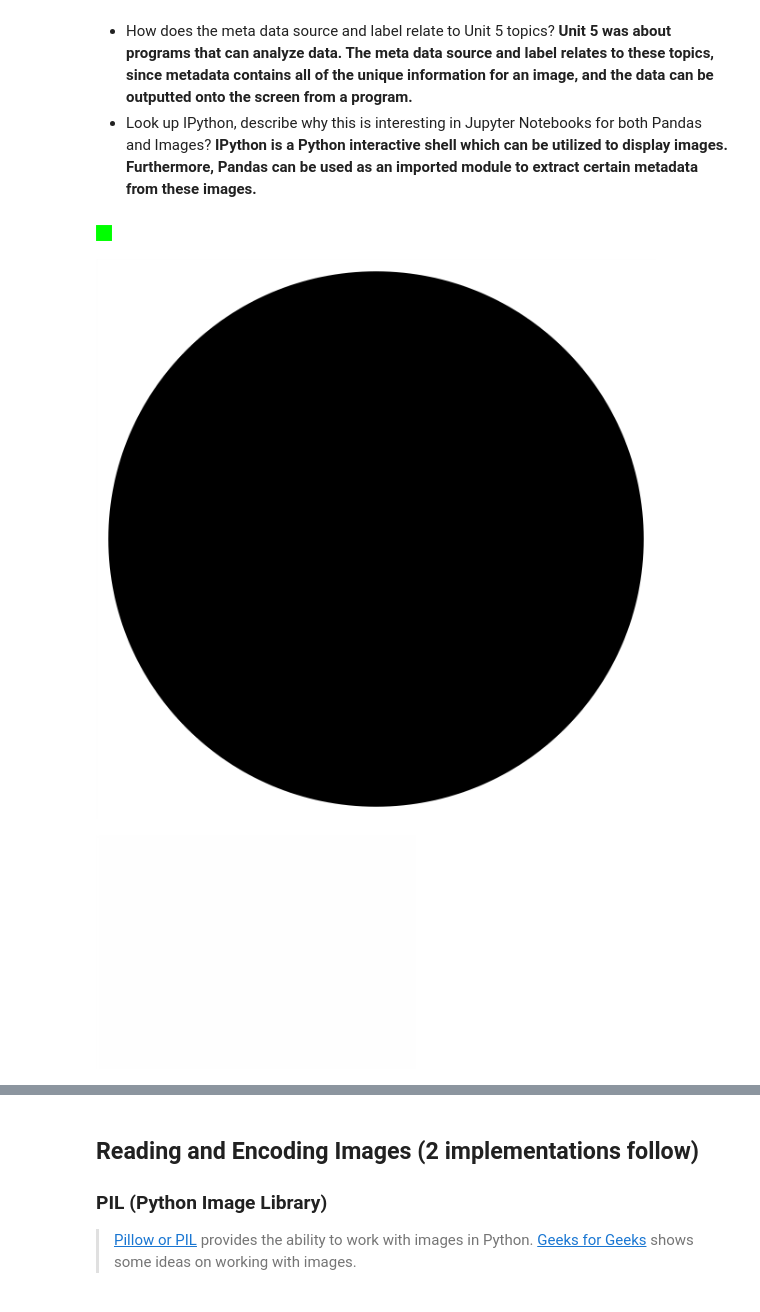
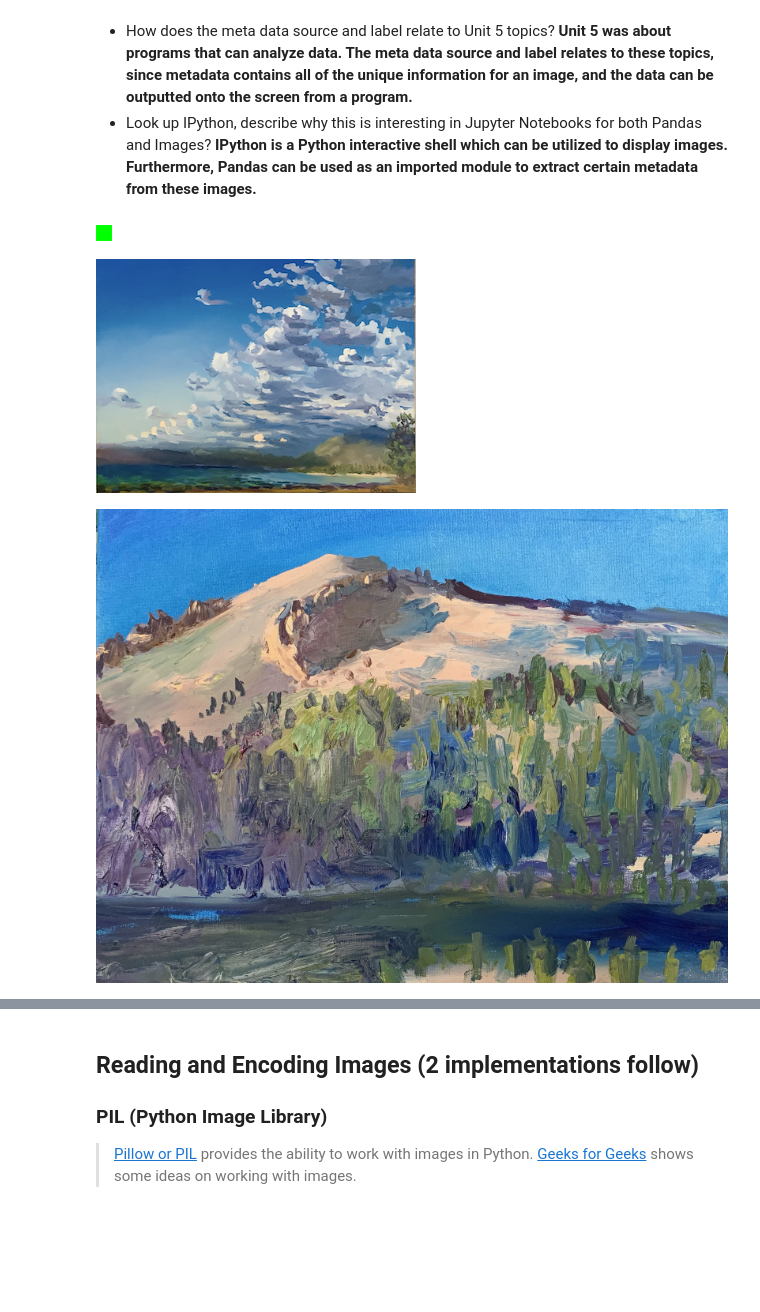
Before and after one commit to NicolasMosqueda/APCSP, a Jupyter notebook: _notebooks/2023-03-07-Unit-2.2.ipynb, the cells around one changed output, grey strips where cells are left out. Saved outputs shown, nothing was run; the diff lists cells and outputs as text; code cells hidden in the pictures; blank space fills up the shorter version.

```diff
--- a/_notebooks/2023-03-07-Unit-2.2.ipynb
+++ b/_notebooks/2023-03-07-Unit-2.2.ipynb
@@ -44,40 +44,36 @@ Provide what you observed, struggled with, or leaned while playing with this cod
 - How does the meta data source and label relate to Unit 5 topics? **Unit 5 was about programs that can analyze data. The meta data source and label relates to these topics, since metadata contains all of the unique information for an image, and the data can be outputted onto the screen from a program.**
 - Look up IPython, describe why this is interesting in Jupyter Notebooks for both Pandas and Images? **IPython is a Python interactive shell which can be utilized to display images. Furthermore, Pandas can be used as an imported module to extract certain metadata from these images.**
 # %%
-
 from IPython.display import Image, display
 from pathlib import Path  # https://medium.com/@ageitgey/python-3-quick-tip-the-easy-way-to-deal-with-file-paths-on-windows-mac-and-linux-11a072b58d5f
 
 # prepares a series of images
 def image_data(path=Path("images/"), images=None):  # path of static images is defaulted
     if images is None:  # default image
         images = [
             {'source': "Peter Carolin", 'label': "Clouds Impression", 'file': "clouds-impression.png"},
             {'source': "Peter Carolin", 'label': "Lassen Volcano", 'file': "lassen-volcano.jpg"}
         ]
     for image in images:
         # File to open
         image['filename'] = path / image['file']  # file with path
     return images
 
 def image_display(images):
     for image in images:
         display(Image(filename=image['filename']))
 
 
 # Run this as standalone tester to see sample data printed in Jupyter terminal
 if __name__ == "__main__":
     # print parameter supplied image
     green_square = image_data(images=[{'source': "Internet", 'label': "Green Square", 'file': "green-square-16.png"}])
     image_display(green_square)
 
-    smiley = image_data(images=[{'source': "Internet", 'label': "Smiley", 'file': "smiley.png"}])
-    image_display(smiley)
-
     # display default images from image_data()
     default_images = image_data()
     image_display(default_images)
 # %% [output]
 [figure]
-[figure, old version]
+[figure, new version]
-[figure, old version]
+[figure, new version]
```
Also changed, not shown: parts of 9 cells of this notebook, 4 other files.
